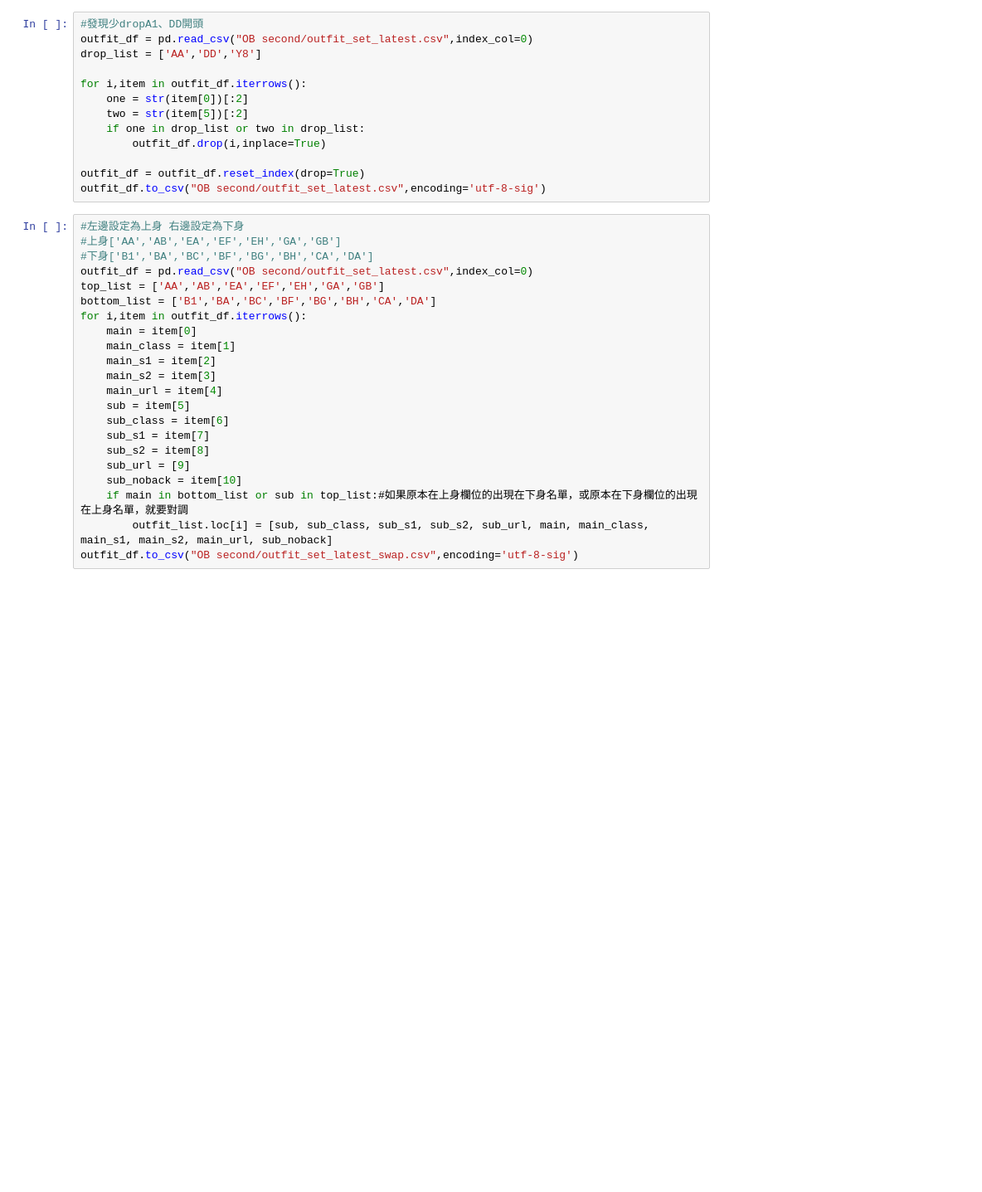
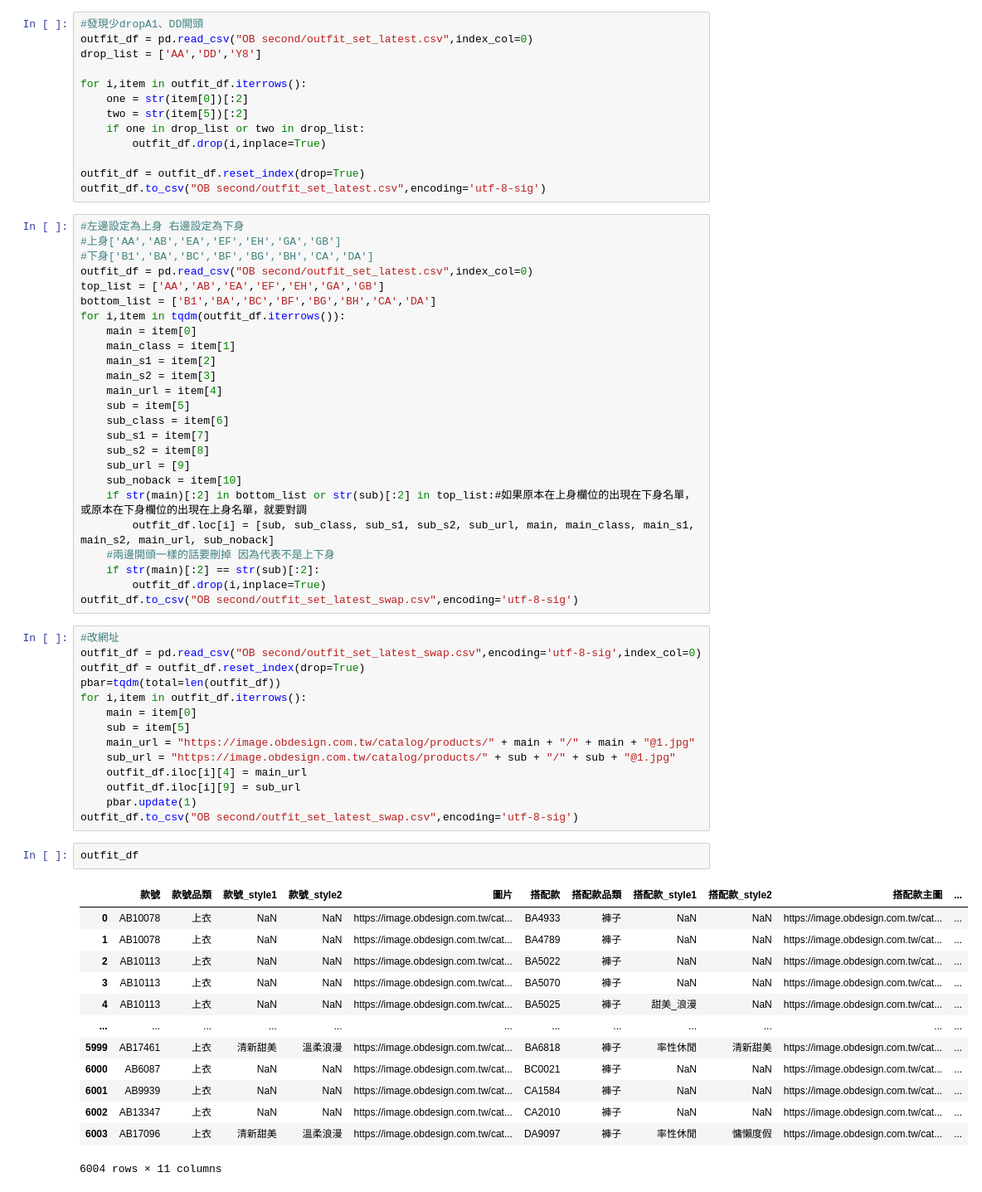
Before and after one commit to oscar-zhou/Program-Fashion-Recommandation-System, a Jupyter notebook: main_series.ipynb, the cells around one changed output. Shown at 83% size. Drawn from its saved outputs; the diff is of its cells as text; blank space fills up the shorter version.

```diff
--- a/main_series.ipynb
+++ b/main_series.ipynb
@@ -805,7 +805,7 @@ outfit_df.to_csv("OB second/outfit_set_latest.csv",encoding='utf-8-sig')
 outfit_df = pd.read_csv("OB second/outfit_set_latest.csv",index_col=0)
 top_list = ['AA','AB','EA','EF','EH','GA','GB']
 bottom_list = ['B1','BA','BC','BF','BG','BH','CA','DA']
-for i,item in outfit_df.iterrows():
+for i,item in tqdm(outfit_df.iterrows()):
     main = item[0]
     main_class = item[1]
     main_s1 = item[2]
@@ -817,6 +817,39 @@ for i,item in outfit_df.iterrows():
     sub_s2 = item[8]
     sub_url = [9]
     sub_noback = item[10]
-    if main in bottom_list or sub in top_list:#如果原本在上身欄位的出現在下身名單，或原本在下身欄位的出現在上身名單，就要對調
-        outfit_list.loc[i] = [sub, sub_class, sub_s1, sub_s2, sub_url, main, main_class, main_s1, main_s2, main_url, sub_noback]
+    if str(main)[:2] in bottom_list or str(sub)[:2] in top_list:#如果原本在上身欄位的出現在下身名單，或原本在下身欄位的出現在上身名單，就要對調
+        outfit_df.loc[i] = [sub, sub_class, sub_s1, sub_s2, sub_url, main, main_class, main_s1, main_s2, main_url, sub_noback]
+    #兩邊開頭一樣的話要刪掉 因為代表不是上下身
+    if str(main)[:2] == str(sub)[:2]:
+        outfit_df.drop(i,inplace=True)
 outfit_df.to_csv("OB second/outfit_set_latest_swap.csv",encoding='utf-8-sig')
+# %%
+#改網址
+outfit_df = pd.read_csv("OB second/outfit_set_latest_swap.csv",encoding='utf-8-sig',index_col=0)
+outfit_df = outfit_df.reset_index(drop=True)
+pbar=tqdm(total=len(outfit_df))
+for i,item in outfit_df.iterrows():
+    main = item[0]
+    sub = item[5]
+    main_url = "https://image.obdesign.com.tw/catalog/products/" + main + "/" + main + "@1.jpg"
+    sub_url = "https://image.obdesign.com.tw/catalog/products/" + sub + "/" + sub + "@1.jpg"
+    outfit_df.iloc[i][4] = main_url
+    outfit_df.iloc[i][9] = sub_url
+    pbar.update(1)
+outfit_df.to_csv("OB second/outfit_set_latest_swap.csv",encoding='utf-8-sig')
+# %%
+outfit_df
+# %% [output]
+|  | 款號 | 款號品類 | 款號_style1 | 款號_style2 | 圖片 | 搭配款 | 搭配款品類 | 搭配款_style1 | 搭配款_style2 | 搭配款主圖 | ... |
+| 0 | AB10078 | 上衣 | NaN | NaN | https://image.obdesign.com.tw/cat... | BA4933 | 褲子 | NaN | NaN | https://image.obdesign.com.tw/cat... | ... |
+| 1 | AB10078 | 上衣 | NaN | NaN | https://image.obdesign.com.tw/cat... | BA4789 | 褲子 | NaN | NaN | https://image.obdesign.com.tw/cat... | ... |
+| 2 | AB10113 | 上衣 | NaN | NaN | https://image.obdesign.com.tw/cat... | BA5022 | 褲子 | NaN | NaN | https://image.obdesign.com.tw/cat... | ... |
+| 3 | AB10113 | 上衣 | NaN | NaN | https://image.obdesign.com.tw/cat... | BA5070 | 褲子 | NaN | NaN | https://image.obdesign.com.tw/cat... | ... |
+| 4 | AB10113 | 上衣 | NaN | NaN | https://image.obdesign.com.tw/cat... | BA5025 | 褲子 | 甜美_浪漫 | NaN | https://image.obdesign.com.tw/cat... | ... |
+| ... | ... | ... | ... | ... | ... | ... | ... | ... | ... | ... | ... |
+| 5999 | AB17461 | 上衣 | 清新甜美 | 溫柔浪漫 | https://image.obdesign.com.tw/cat... | BA6818 | 褲子 | 率性休閒 | 清新甜美 | https://image.obdesign.com.tw/cat... | ... |
+| 6000 | AB6087 | 上衣 | NaN | NaN | https://image.obdesign.com.tw/cat... | BC0021 | 褲子 | NaN | NaN | https://image.obdesign.com.tw/cat... | ... |
+| 6001 | AB9939 | 上衣 | NaN | NaN | https://image.obdesign.com.tw/cat... | CA1584 | 褲子 | NaN | NaN | https://image.obdesign.com.tw/cat... | ... |
+| 6002 | AB13347 | 上衣 | NaN | NaN | https://image.obdesign.com.tw/cat... | CA2010 | 褲子 | NaN | NaN | https://image.obdesign.com.tw/cat... | ... |
+| 6003 | AB17096 | 上衣 | 清新甜美 | 溫柔浪漫 | https://image.obdesign.com.tw/cat... | DA9097 | 褲子 | 率性休閒 | 慵懶度假 | https://image.obdesign.com.tw/cat... | ... |
+6004 rows × 11 columns
```
Also changed, not shown: 1 other file.
